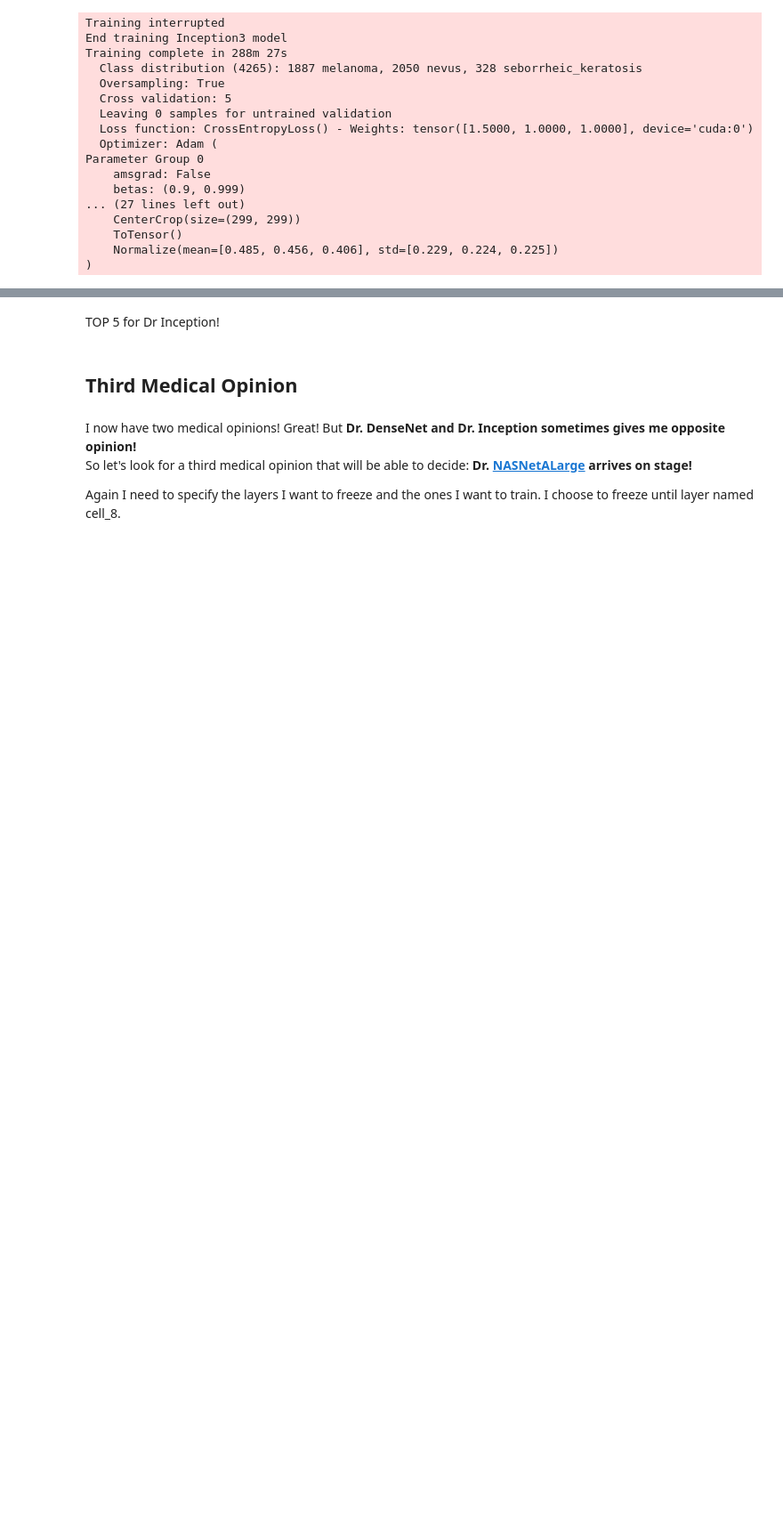
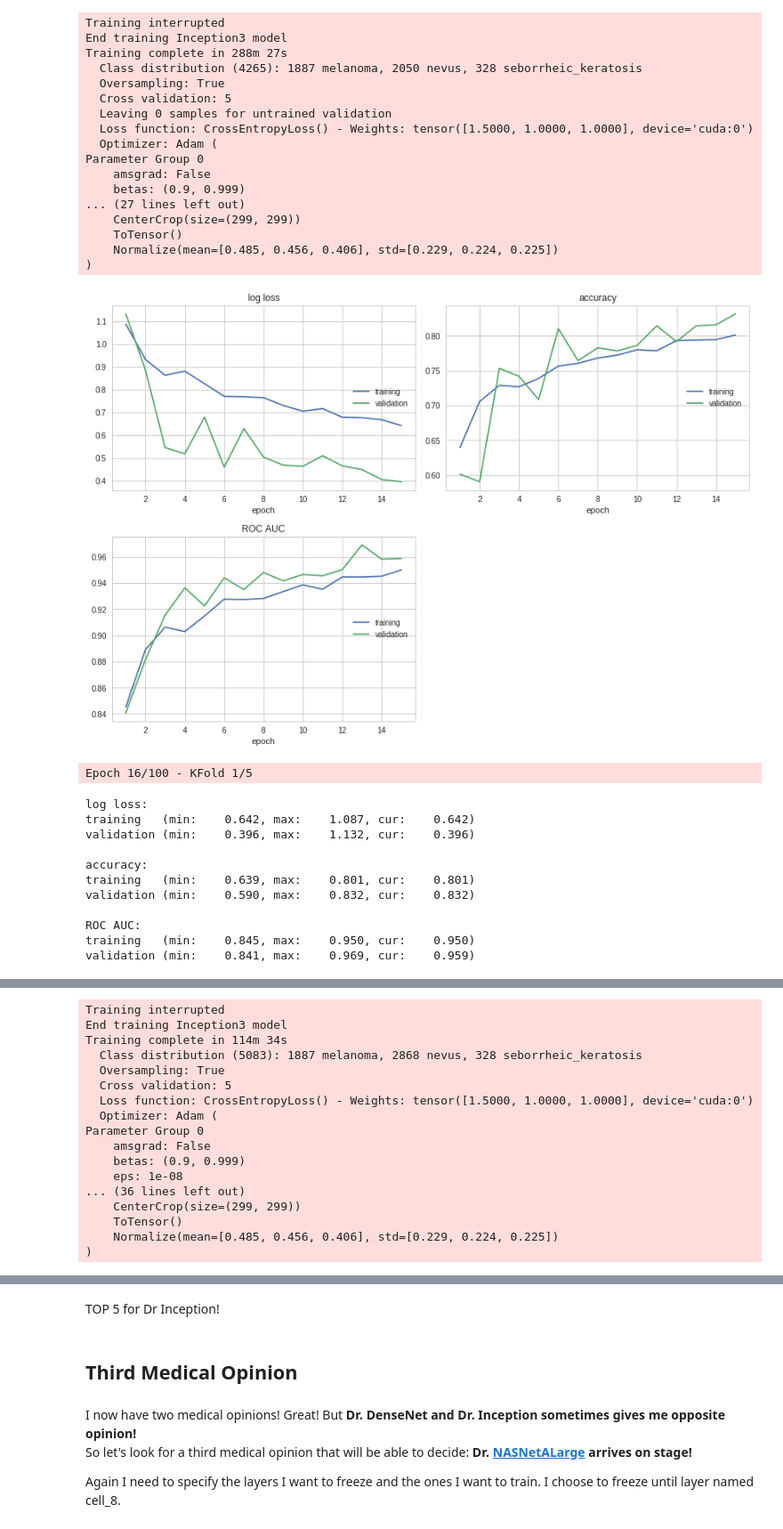
Before and after one commit to soheilpaper/dermatologist-ai, a Jupyter notebook: dermatologist_ai.ipynb, the cells around one changed output, grey strips where cells are left out. Shown at 89% size. Cells and saved outputs as stored; diff of their text form; code cells hidden in the pictures; blank space fills up the shorter version.

```diff
--- a/dermatologist_ai.ipynb
+++ b/dermatologist_ai.ipynb
@@ -894,33 +914,36 @@ phase_data_dirs_resized = {'train': [data_dir[d] + '_resized' for d in sorted(['
 # %%
-def get_true_labels(train_data_dirs):
+def get_true_labels(data_dirs):
   # it returns class_id for each sample in the provided folders [0 0 0 1 1 2]
 
   y = []
-  for d in train_data_dirs:
+  for d in data_dirs:
     for class_id, disease in enumerate(classes):
       y = np.append(y, np.full(len(glob.glob(os.path.join(d, disease, '*.jpg'))), class_id))
   return y
 # %%
 from sklearn.model_selection import RepeatedStratifiedKFold, StratifiedKFold
 
-def get_kfold_splitter(train_data_dirs, train_dataset, num_epochs, cv=5, test_split=10):
+def get_kfold_splitter(y, phase_datasets, num_epochs, cv=5, test_split=10):
   # return a lambda to create new k-folds every k iterations
   # the lambda will they return the training_indices and validation_indices
 
-  rskf = RepeatedStratifiedKFold(n_splits=cv, n_repeats=int(num_epochs/5))
-
-  X = list(range(len(train_dataset)))
-  y = get_true_labels(train_data_dirs)
+  X = list(range(len(phase_datasets['train'])))
 
   if test_split is not None:
     # return one single split to have train_and_validation indices, and test split (will never be trained)
     train_valid_indices, test_indices = next(iter(StratifiedKFold(n_splits=test_split).split(X, y)))
     y = [y[i] for i in train_valid_indices]
-    logging.info(train_valid_indices)
-    logging.info(test_indices)
   else:
     train_valid_indices = X
-    test_indices = []
+    test_indices = list(range(len(phase_datasets['test']))) if 'test' in phase_datasets else []
 
+  rskf = RepeatedStratifiedKFold(n_splits=cv, n_repeats=int(num_epochs/5))
 
-  return lambda: rskf.split(train_valid_indices, y), test_indices
+  return lambda: [get_phases_indices(train_indices, valid_indices, test_indices) for (train_indices, valid_indices) in rskf.split(train_valid_indices, y)]
+# %%
+def get_split_strategy(y_train, phase_datasets, num_epochs, cv=5, test_split=10):
+
+  if cv is None:
+    return lambda: [{phase: list(range(len(phase_datasets[phase]))) for phase in phase_datasets.keys()} for idx in range(num_epochs)]
+
+  return get_kfold_splitter(y_train, phase_datasets, num_epochs, cv, test_split)
@@ -1280,3 +1322,29 @@ Parameter Group 0
     ToTensor()
     Normalize(mean=[0.485, 0.456, 0.406], std=[0.229, 0.224, 0.225])
 )
+# %%
+model = load_model('Inception3_1_0.8516.pt')
+batch_size['train'] = 64
+
+# Freeze Mixed 1 -> 5 layers
+# Train  Mixed 6 -> 7 layers
+layers_to_train = [f'Mixed_{layer}' for layer in '6a,6b,6c,6d,6e,7a,7b,7c'.split(',')]
+set_parameter_requires_grad(itertools.chain.from_iterable([getattr(model, layer).parameters() for layer in layers_to_train]), feature_extract=False)
+
+optimizer = optim.Adam(get_params_to_optimize(model).values(), lr=0.001, weight_decay=1e-6)
+
+dr_inception_model = train_model(model, loaders, criterion, optimizer, phase_data_dirs_resized, over_sampling=True, cv=5, test_split=None, num_epochs=100)
+# %% [output]
+[figure, added]
+Epoch 16/100 - KFold 1/5
+log loss:
+training   (min:    0.642, max:    1.087, cur:    0.642)
+validation (min:    0.396, max:    1.132, cur:    0.396)
+
+accuracy:
+training   (min:    0.639, max:    0.801, cur:    0.801)
+validation (min:    0.590, max:    0.832, cur:    0.832)
+
+ROC AUC:
+training   (min:    0.845, max:    0.950, cur:    0.950)
+validation (min:    0.841, max:    0.969, cur:    0.959)
@@ -1282,0 +1352,17 @@ Parameter Group 0
+Training interrupted
+End training Inception3 model
+Training complete in 114m 34s
+  Class distribution (5083): 1887 melanoma, 2868 nevus, 328 seborrheic_keratosis
+  Oversampling: True
+  Cross validation: 5
+  Loss function: CrossEntropyLoss() - Weights: tensor([1.5000, 1.0000, 1.0000], device='cuda:0')
+  Optimizer: Adam (
+Parameter Group 0
+    amsgrad: False
+    betas: (0.9, 0.999)
+    eps: 1e-08
+... (36 lines left out)
+    CenterCrop(size=(299, 299))
+    ToTensor()
+    Normalize(mean=[0.485, 0.456, 0.406], std=[0.229, 0.224, 0.225])
+)
```
Also changed, not shown: parts of 49 cells of this notebook.
